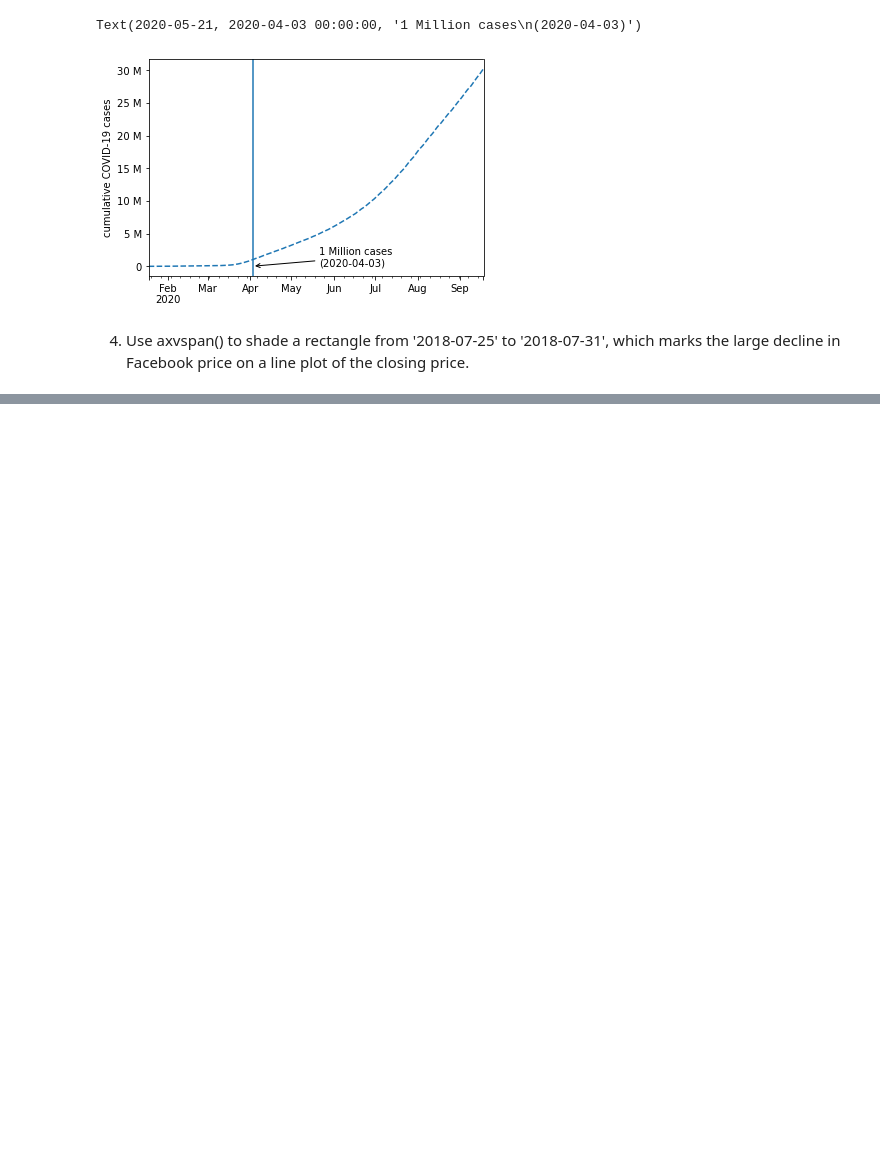
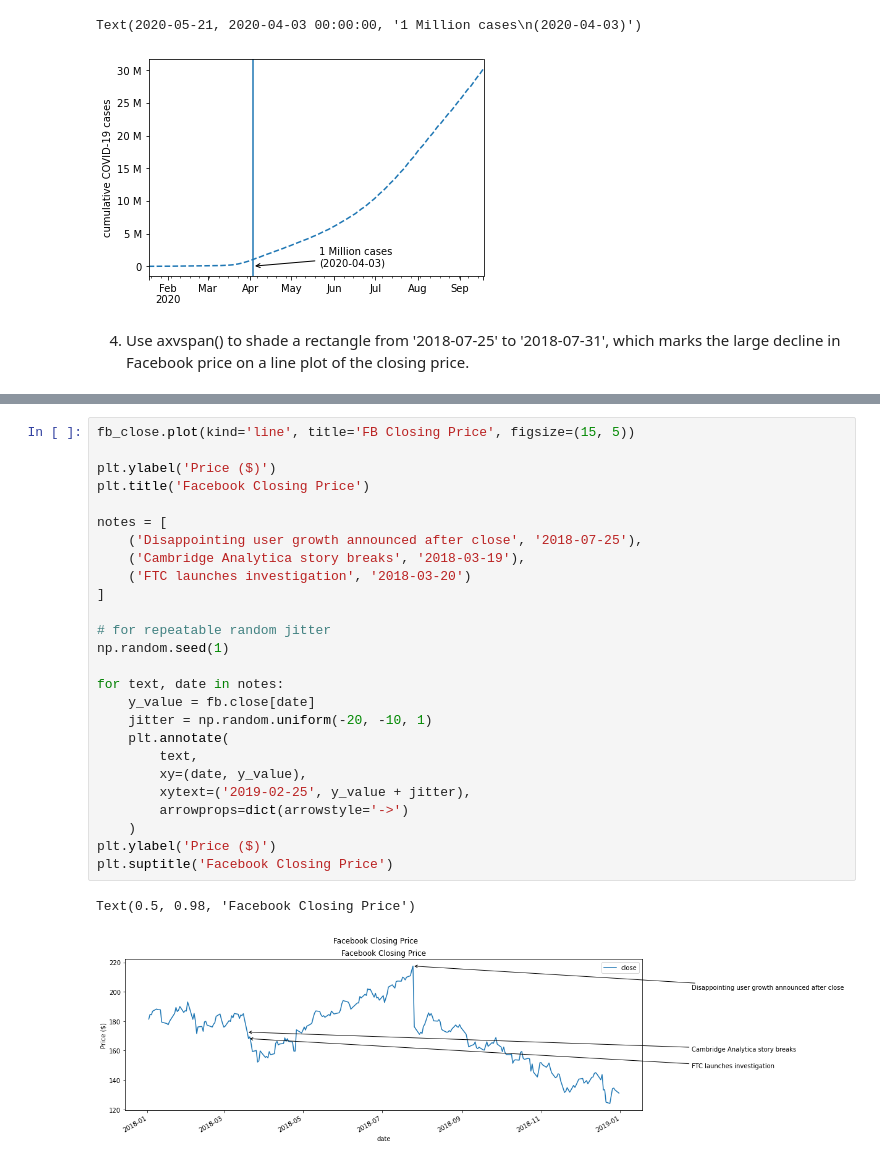
Before and after one commit to adrianacupp/Hands-On-Data-Analysis-with-Pandas-2nd-edition, a Jupyter notebook: ch_06/Exercises_chapter_6.ipynb, the cells around one changed output, grey strips where cells are left out. Drawn from its saved outputs; the diff is of its cells as text; blank space fills up the shorter version.

```diff
--- a/ch_06/Exercises_chapter_6.ipynb
+++ b/ch_06/Exercises_chapter_6.ipynb
@@ -122,0 +133,29 @@ Text(2020-05-21, 2020-04-03 00:00:00, '1 Million cases\n(2020-04-03)')
+# %%
+fb_close.plot(kind='line', title='FB Closing Price', figsize=(15, 5))
+
+plt.ylabel('Price ($)')
+plt.title('Facebook Closing Price')
+
+notes = [
+    ('Disappointing user growth announced after close', '2018-07-25'),
+    ('Cambridge Analytica story breaks', '2018-03-19'),
+    ('FTC launches investigation', '2018-03-20')
+]
+
+# for repeatable random jitter
+np.random.seed(1)
+
+for text, date in notes:
+    y_value = fb.close[date]
+    jitter = np.random.uniform(-20, -10, 1)
+    plt.annotate(
+        text,
+        xy=(date, y_value),
+        xytext=('2019-02-25', y_value + jitter),
+        arrowprops=dict(arrowstyle='->')
+    )
+plt.ylabel('Price ($)')
+plt.suptitle('Facebook Closing Price')
+# %% [output]
+Text(0.5, 0.98, 'Facebook Closing Price')
+[figure, added]
```
Also changed, not shown: parts of 5 cells of this notebook, 1 other file.
